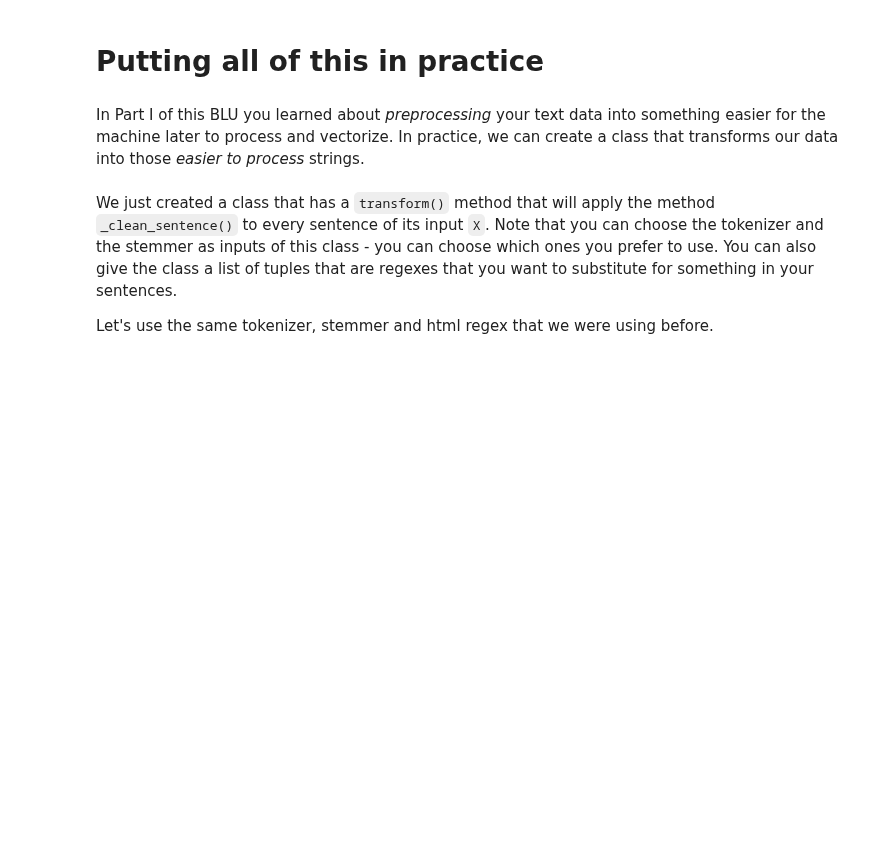
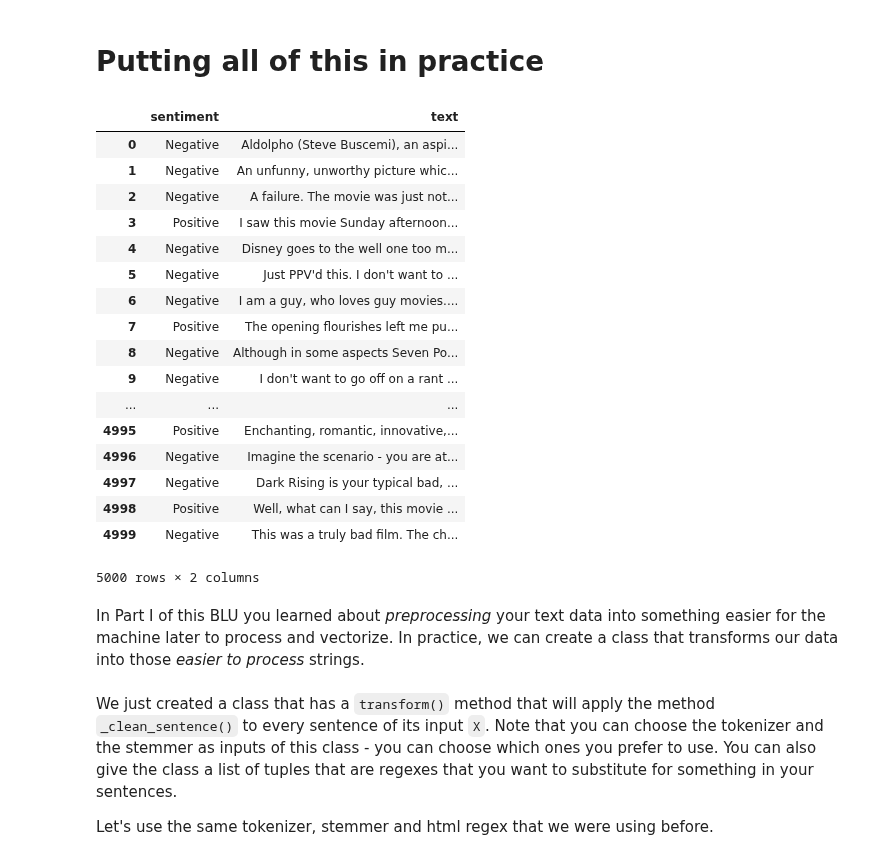
Before and after one commit to MafaldaPaco/batch3-workspace, a Jupyter notebook: S04 - Text Classification/BLU07 - Feature Extraction/BLU07 - Learning Notebook - Part 3 of 3 - Sentiment Analysis.ipynb, the cells around one changed output. Saved outputs shown, nothing was run; the diff lists cells and outputs as text; code cells hidden in the pictures; blank space fills up the shorter version.

```diff
--- a/S04 - Text Classification/BLU07 - Feature Extraction/BLU07 - Learning Notebook - Part 3 of 3 - Sentiment Analysis.ipynb
+++ b/S04 - Text Classification/BLU07 - Feature Extraction/BLU07 - Learning Notebook - Part 3 of 3 - Sentiment Analysis.ipynb
@@ -35,6 +35,27 @@ docs = df['text']
 train_df, validation_df = train_test_split(df, test_size=0.2, random_state=42)
 # %% [markdown]
 # Putting all of this in practice
+# %%
+df
+# %% [output]
+|  | sentiment | text |
+| 0 | Negative | Aldolpho (Steve Buscemi), an aspi... |
+| 1 | Negative | An unfunny, unworthy picture whic... |
+| 2 | Negative | A failure. The movie was just not... |
+| 3 | Positive | I saw this movie Sunday afternoon... |
+| 4 | Negative | Disney goes to the well one too m... |
+| 5 | Negative | Just PPV'd this. I don't want to ... |
+| 6 | Negative | I am a guy, who loves guy movies.... |
+| 7 | Positive | The opening flourishes left me pu... |
+| 8 | Negative | Although in some aspects Seven Po... |
+| 9 | Negative | I don't want to go off on a rant ... |
+| ... | ... | ... |
+| 4995 | Positive | Enchanting, romantic, innovative,... |
+| 4996 | Negative | Imagine the scenario - you are at... |
+| 4997 | Negative | Dark Rising is your typical bad, ... |
+| 4998 | Positive | Well, what can I say, this movie ... |
+| 4999 | Negative | This was a truly bad film. The ch... |
+5000 rows × 2 columns
 # %% [markdown]
 In Part I of this BLU you learned about _preprocessing_ your text data into something easier for the machine later to process and vectorize. In practice, we can create a class that transforms our data into those _easier to process_ strings.
 # %%
```
Also changed, not shown: 22 other files.
